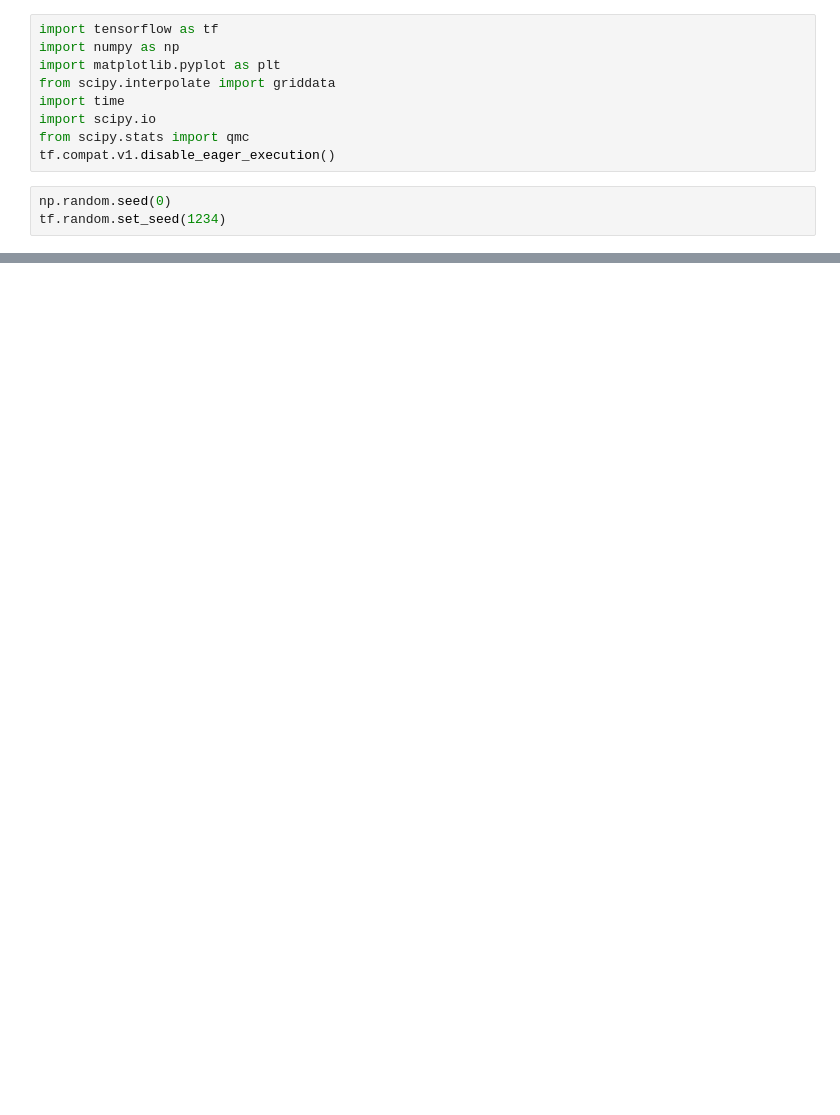
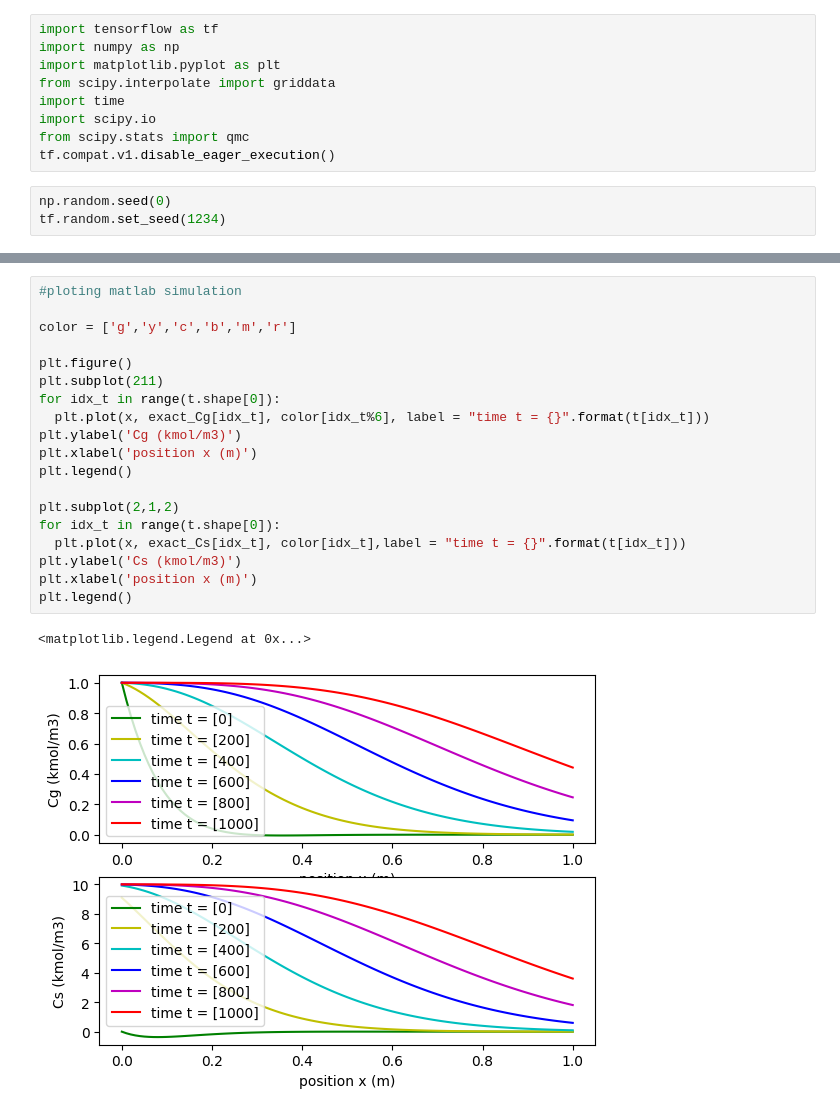
Before and after one commit to Giraud-Pierre/PINN_for_SEDMES, a Jupyter notebook: main/main.ipynb, the cells around one changed output, grey strips where cells are left out. Drawn from its saved outputs; the diff is of its cells as text; blank space fills up the shorter version.

```diff
--- a/main/main.ipynb
+++ b/main/main.ipynb
@@ -459,0 +577,22 @@ NameError: ignored
+# %%
+#ploting matlab simulation
+
+color = ['g','y','c','b','m','r']
+
+plt.figure()
+plt.subplot(211)
+for idx_t in range(t.shape[0]):
+  plt.plot(x, exact_Cg[idx_t], color[idx_t%6], label = "time t = {}".format(t[idx_t]))
+plt.ylabel('Cg (kmol/m3)')
+plt.xlabel('position x (m)')
+plt.legend()
+
+plt.subplot(2,1,2)
+for idx_t in range(t.shape[0]):
+  plt.plot(x, exact_Cs[idx_t], color[idx_t],label = "time t = {}".format(t[idx_t]))
+plt.ylabel('Cs (kmol/m3)')
+plt.xlabel('position x (m)')
+plt.legend()
+# %% [output]
+<matplotlib.legend.Legend at 0x...>
+[figure, added]
```
Also changed, not shown: parts of 11 cells of this notebook.
